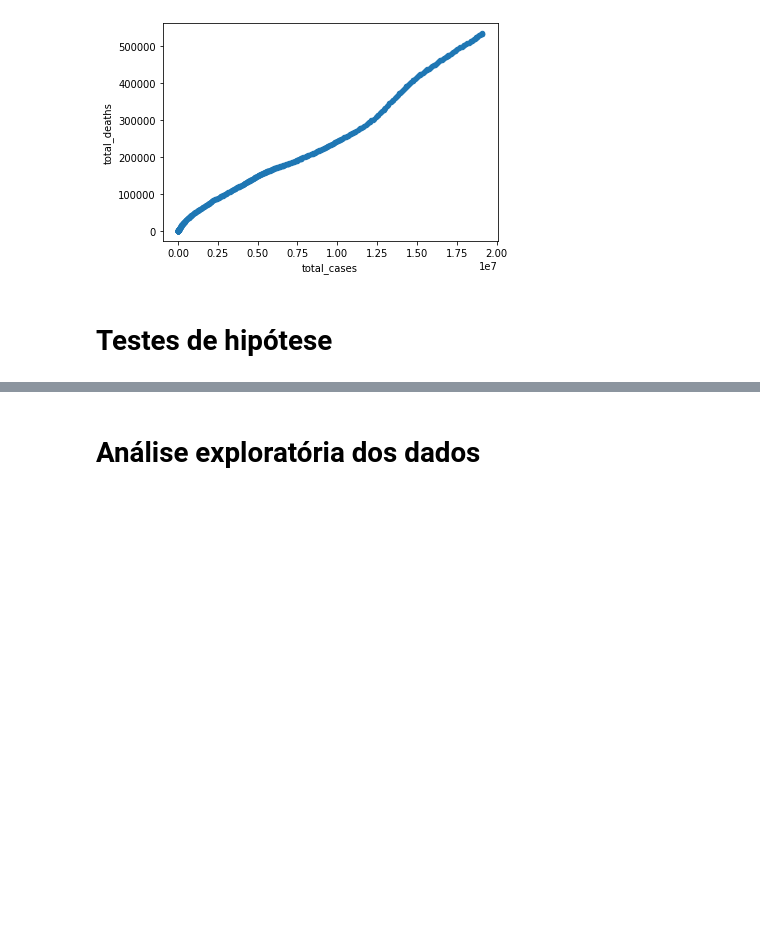
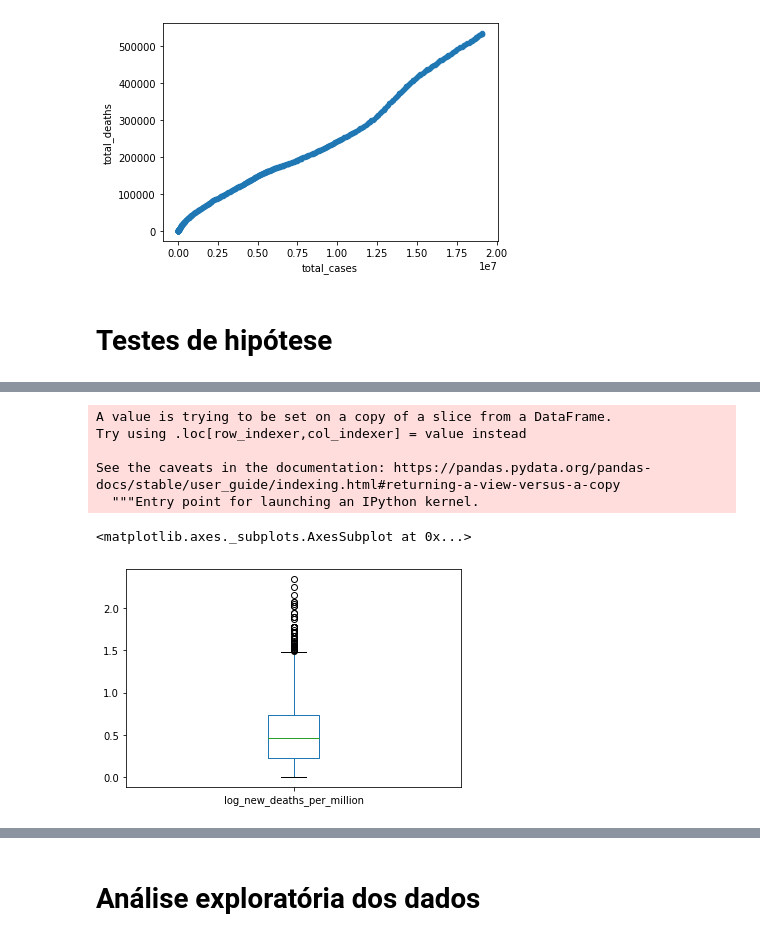
Before and after one commit to lluk4z/IF697-CienciaDeDados, a Jupyter notebook: Projeto01.ipynb, the cells around one changed output, grey strips where cells are left out. Drawn from its saved outputs; the diff is of its cells as text; code cells hidden in the pictures; blank space fills up the shorter version.

```diff
--- a/Projeto01.ipynb
+++ b/Projeto01.ipynb
@@ -90,3 +90,12 @@ df.head()
 | 2 | AFG | Asia | Afghanistan | 2020-02-26 | 1.0 | 0.0 | NaN | NaN | ... |
 | 3 | AFG | Asia | Afghanistan | 2020-02-27 | 1.0 | 0.0 | NaN | NaN | ... |
 | 4 | AFG | Asia | Afghanistan | 2020-02-28 | 1.0 | 0.0 | NaN | NaN | ... |
+# %%
+df['stringency_index'].describe()
+
+df['stringency_category'] = 'NaN'
+df.loc[(df['stringency_index'] >= 74), 'stringency_category'] = 'Alta_estringencia'
+df.loc[(df['stringency_index'] >= 60) & (df['stringency_index'] < 74 ), 'stringency_category'] = 'Media_estringencia'
+df.loc[(df['stringency_index'] >= 20) & (df['stringency_index'] < 60 ), 'stringency_category'] = 'Baixa_estringencia'
+df.loc[(df['stringency_index'] < 20 ), 'stringency_category'] = 'Nenhuma_estringencia'
+df.head()
@@ -315,3 +331,12 @@ df[df.location=='Brazil'].plot.scatter(x='total_cases',y='total_deaths')
 [figure]
 # %% [markdown]
 # **Testes de hipótese**
+# %%
+# Transformar a coluna date no tipo data
+df['date'] = pd.to_datetime(df['date'])
+# %%
+# Primeiro ano de pandemia
+
+casos_brasil_inicio = df.loc[(df['date'].dt.year == 2020) & (df['date'].dt.month >= 2)]
+
+casos_brasil_inicio[casos_brasil_inicio.location=='Brazil']
@@ -317,0 +373,11 @@ df[df.location=='Brazil'].plot.scatter(x='total_cases',y='total_deaths')
+# %%
+casos_brasil_inicio['log_new_deaths_per_million'] = casos_brasil_inicio['new_deaths_per_million'].apply(np.log10)
+casos_brasil_inicio[casos_brasil_inicio['log_new_deaths_per_million'] > 0]['log_new_deaths_per_million'].plot(kind='box')
+# %% [output]
+A value is trying to be set on a copy of a slice from a DataFrame.
+Try using .loc[row_indexer,col_indexer] = value instead
+
+See the caveats in the documentation: https://pandas.pydata.org/pandas-docs/stable/user_guide/indexing.html#returning-a-view-versus-a-copy
+  """Entry point for launching an IPython kernel.
+<matplotlib.axes._subplots.AxesSubplot at 0x...>
+[figure, added]
```
Also changed, not shown: parts of 7 cells of this notebook.
